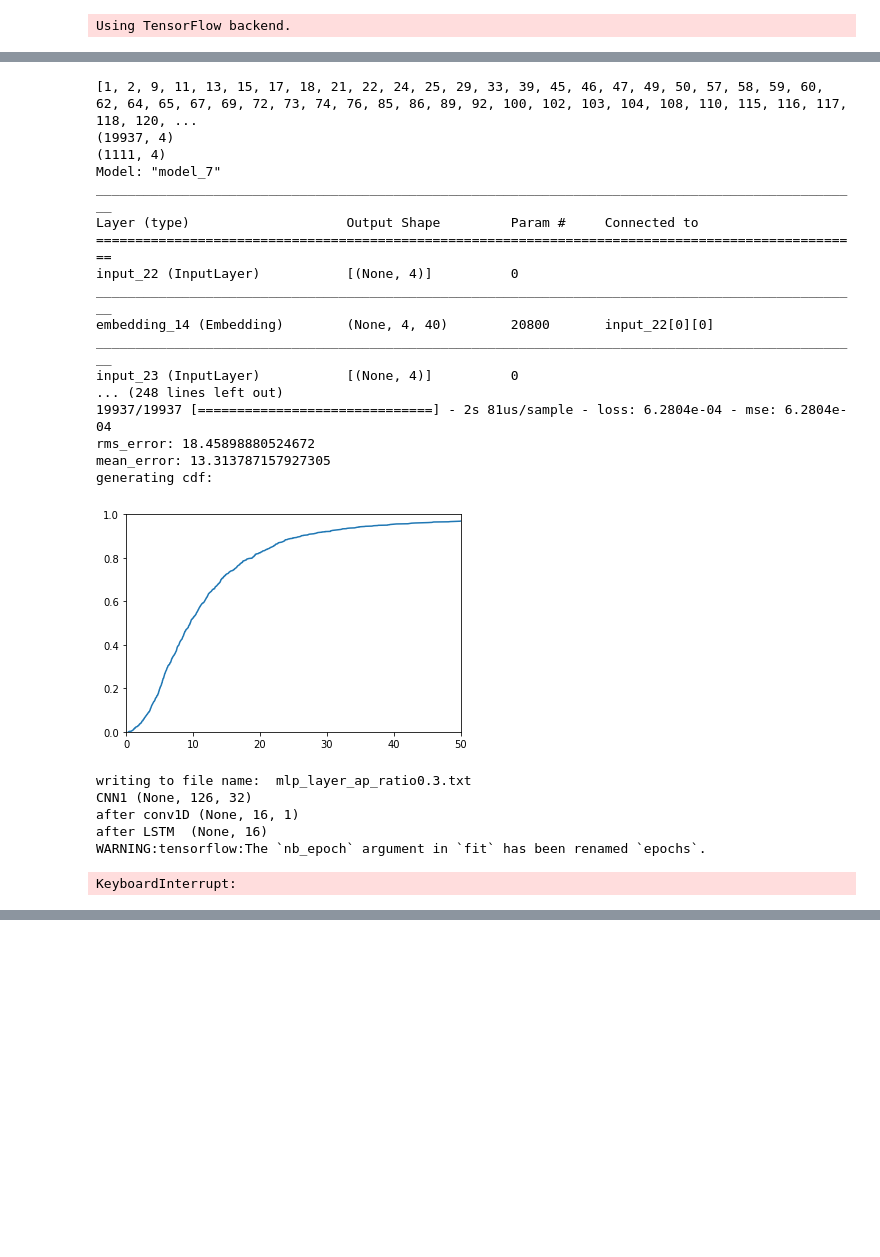
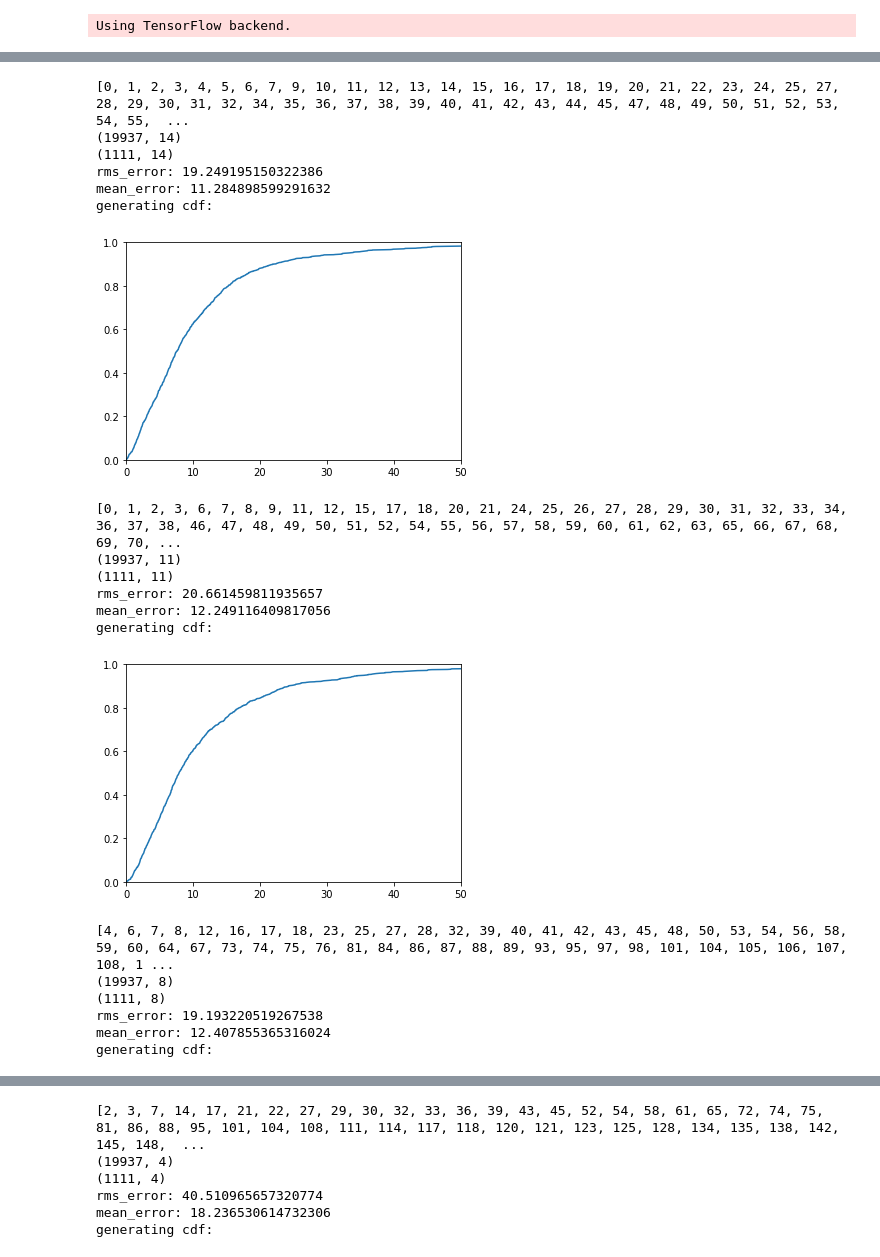
Before and after one commit to clubfor5/comp5214_project, a Jupyter notebook: 跑这个.ipynb, the cells around one changed output, grey strips where cells are left out. Saved outputs shown, nothing was run; the diff lists cells and outputs as text; code cells hidden in the pictures; blank space fills up the shorter version.

```diff
--- a/跑这个.ipynb
+++ b/跑这个.ipynb
@@ -525,8 +607,9 @@ def select_random_columns(ratio):
 
 if __name__ == '__main__':
     from sklearn import neighbors
-    ratios = [0.3,0.7,0.5,0.3,0.1]
+    ratios = [0.9,0.7,0.5,0.3,0.1]
     for ratio in ratios:
+        from sklearn import neighbors
         columns = select_random_columns(ratio)
         print(columns)
         path_train = "trainingData.csv"
@@ -583,8 +666,15 @@ if __name__ == '__main__':
         #print(test_rssi_floor[0], test_rssi_floor.shape)
         test_df_LL = test_df.loc[:,'LONGITUDE':'LATITUDE']
         test_y = np.asarray(test_df_LL)
-
-
+    #model = lstm(part_train_x)
+    #model.compile(optimizer=tf.optimizers.Adam(lr=0.001), loss='mse', metrics=['mse'])
+    #start = time.clock()
+    #model.fit(part_train_x,part_train_y,nb_epoch=5,batch_size=128,verbose = 1)
+    #end = time.clock()
+    #t = end-start
+    #print("ratio = ", ratio)
+    #print("for 5 epochs, the total time cost is", t)
+    #print("for 5 epochs, the average time cost is", t/5)
 
 
         input_data = [train_id, train_rssi, train_building_id]
@@ -616,53 +706,49 @@ if __name__ == '__main__':
         pickle.dump(test_pred_y,file)
         file.close()
 
         model = lstm(input_data)
         #model.compile(optimizer=tf.optimizers.Adam(lr=0.001), loss='mse', metrics=['mse'])
         model.fit(input_data,train_y,nb_epoch=100,batch_size=128,verbose = 1)
         test_pred_y = model.predict([test_id, test_rssi, test_building_id])
         test_pred_y = test_pred_y * ranges + bias
         error_analysis(test_y, test_pred_y)
         fileName = 'lstm_layer_ap_ratio' + str(i*0.1)+ '.txt'
         print("writing to file name: ", fileName)
         file = open(fileName,'wb')
         pickle.dump(test_pred_y,file)
         file.close()
 
 
         # CNN
         model = cnn(input_data)
         #model.compile(optimizer=tf.optimizers.Adam(lr=0.001), loss='mse', metrics=['mse'])
         model.fit(input_data,train_y,nb_epoch=100,batch_size=128,verbose = 1)
         test_pred_y = model.predict([test_id, test_rssi, test_building_id])
         test_pred_y = test_pred_y * ranges + bias
         error_analysis(test_y, test_pred_y)
         fileName = 'cnn_layer_ap_ratio' + str(i*0.1)+ '.txt'
         print("writing to file name: ", fileName)
         file = open(fileName,'wb')
         pickle.dump(test_pred_y,file)
         file.close()
 # %% [output]
-[1, 2, 9, 11, 13, 15, 17, 18, 21, 22, 24, 25, 29, 33, 39, 45, 46, 47, 49, 50, 57, 58, 59, 60, 62, 64, 65, 67, 69, 72, 73, 74, 76, 85, 86, 89, 92, 100, 102, 103, 104, 108, 110, 115, 116, 117, 118, 120, ...
-(19937, 4)
-(1111, 4)
-Model: "model_7"
-__________________________________________________________________________________________________
-Layer (type)                    Output Shape         Param #     Connected to
-==================================================================================================
-input_22 (InputLayer)           [(None, 4)]          0
-__________________________________________________________________________________________________
-embedding_14 (Embedding)        (None, 4, 40)        20800       input_22[0][0]
-__________________________________________________________________________________________________
-input_23 (InputLayer)           [(None, 4)]          0
-... (248 lines left out)
-19937/19937 [==============================] - 2s 81us/sample - loss: 6.2804e-04 - mse: 6.2804e-04
-rms_error: 18.45898880524672
-mean_error: 13.313787157927305
+[0, 1, 2, 3, 4, 5, 6, 7, 9, 10, 11, 12, 13, 14, 15, 16, 17, 18, 19, 20, 21, 22, 23, 24, 25, 27, 28, 29, 30, 31, 32, 34, 35, 36, 37, 38, 39, 40, 41, 42, 43, 44, 45, 47, 48, 49, 50, 51, 52, 53, 54, 55,  ...
+(19937, 14)
+(1111, 14)
+rms_error: 19.249195150322386
+mean_error: 11.284898599291632
 generating cdf:
-[figure, old version]
+[figure, new version]
-writing to file name:  mlp_layer_ap_ratio0.3.txt
-CNN1 (None, 126, 32)
-after conv1D (None, 16, 1)
-after LSTM  (None, 16)
-WARNING:tensorflow:The `nb_epoch` argument in `fit` has been renamed `epochs`.
+[0, 1, 2, 3, 6, 7, 8, 9, 11, 12, 15, 17, 18, 20, 21, 24, 25, 26, 27, 28, 29, 30, 31, 32, 33, 34, 36, 37, 38, 46, 47, 48, 49, 50, 51, 52, 54, 55, 56, 57, 58, 59, 60, 61, 62, 63, 65, 66, 67, 68, 69, 70, ...
+(19937, 11)
+(1111, 11)
+rms_error: 20.661459811935657
+mean_error: 12.249116409817056
+generating cdf:
+[figure, added]
-KeyboardInterrupt:
+[4, 6, 7, 8, 12, 16, 17, 18, 23, 25, 27, 28, 32, 39, 40, 41, 42, 43, 45, 48, 50, 53, 54, 56, 58, 59, 60, 64, 67, 73, 74, 75, 76, 81, 84, 86, 87, 88, 89, 93, 95, 97, 98, 101, 104, 105, 106, 107, 108, 1 ...
+(19937, 8)
+(1111, 8)
+rms_error: 19.193220519267538
+mean_error: 12.407855365316024
+generating cdf:
@@ -668,0 +756,6 @@ KeyboardInterrupt:
+[2, 3, 7, 14, 17, 21, 22, 27, 29, 30, 32, 33, 36, 39, 43, 45, 52, 54, 58, 61, 65, 72, 74, 75, 81, 86, 88, 95, 101, 104, 108, 111, 114, 117, 118, 120, 121, 123, 125, 128, 134, 135, 138, 142, 145, 148,  ...
+(19937, 4)
+(1111, 4)
+rms_error: 40.510965657320774
+mean_error: 18.236530614732306
+generating cdf:
```
Also changed, not shown: parts of 3 cells of this notebook, 5 other files.
